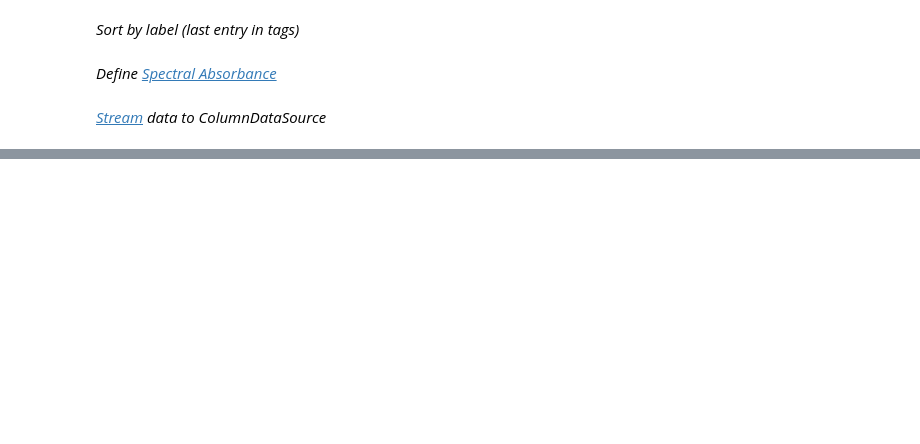
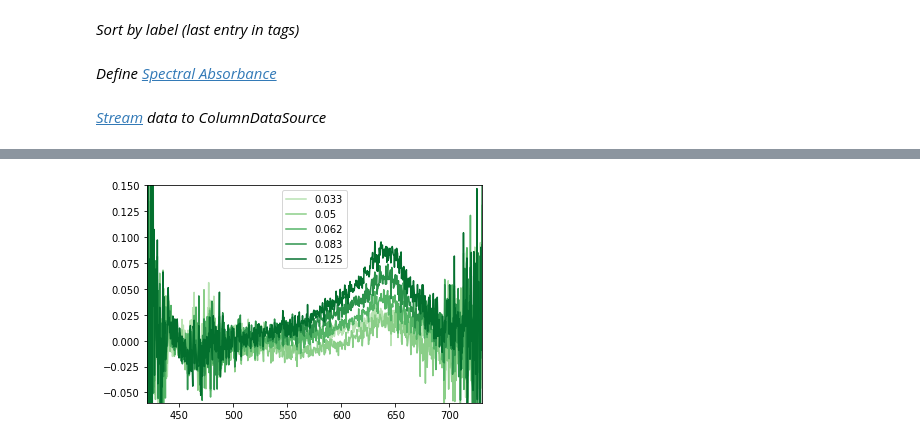
Before and after one commit to photonicsCNM/PythonLab, a Jupyter notebook: Measurement/DataProcessing_TwinChips.ipynb, the cells around one changed output, grey strips where cells are left out. Drawn from its saved outputs; the diff is of its cells as text; code cells hidden in the pictures; blank space fills up the shorter version.

Commit message:
Data added.

```diff
--- a/Measurement/DataProcessing_TwinChips.ipynb
+++ b/Measurement/DataProcessing_TwinChips.ipynb
@@ -58,0 +55,3 @@ c_diG[
+# %%
+for c in c_diG:
+    print(c)
@@ -93,7 +103,7 @@ interactive(children=(Dropdown(description='choose tag:', index=4, options=('Twi
 *Define [Spectral Absorbance](https://en.wikipedia.org/wiki/Absorbance#Spectral_absorbance)*
 # %%
 def A(i, i0):
-    return np.log10(i0/i)    TwinChips_X2_Calibration2_Green
+    return np.log10(i0/i)
 # %% [markdown]
 *[Stream](https://bokeh.pydata.org/en/latest/docs/reference/models/sources.html#bokeh.models.sources.ColumnDataSource.stream) data to ColumnDataSource*
 # %%
@@ -104,7 +114,7 @@ db.readouts.sort('tags', index=-1, getter_func=label_to_float)
 
 # define sensor name for creating the data subset
 sensor = 'right'
-colormap = cm.Reds
+colormap = cm.Greens
 number_of_lines = len(db.readouts.select(sensor))
 cm_subsection = np.linspace(0.3, 1, number_of_lines)
 colors = [colormap(x) for x in cm_subsection]
@@ -129,7 +139,7 @@ for i, readout in enumerate(db.readouts.select(sensor)[1:]):
             'Spectral Absorbance/A.U.': A(i_mean, i0_mean)
         }
         #PlotData.stream(data_to_add)
-        p.plot(data_to_add['wavelength/nm'], data_to_add['Spectral Absorbance/A.U.'],label=data['tags'][-1], color=colors[i]
+        p.plot(data_to_add['wavelength/nm'], data_to_add['Spectral Absorbance/A.U.'],label=str(round(float(data['tags'][-1]),3)), color=colors[i]
             )
         p.legend()
         p.set_xlim((420,730))
@@ -142,2 +150,3 @@ for i, readout in enumerate(db.readouts.select(sensor)[1:]):
+[figure, added]
 # %%
 plt.savefig('X2_r_Red.svg')
```
Also changed, not shown: parts of 6 cells of this notebook, 20 other files.
